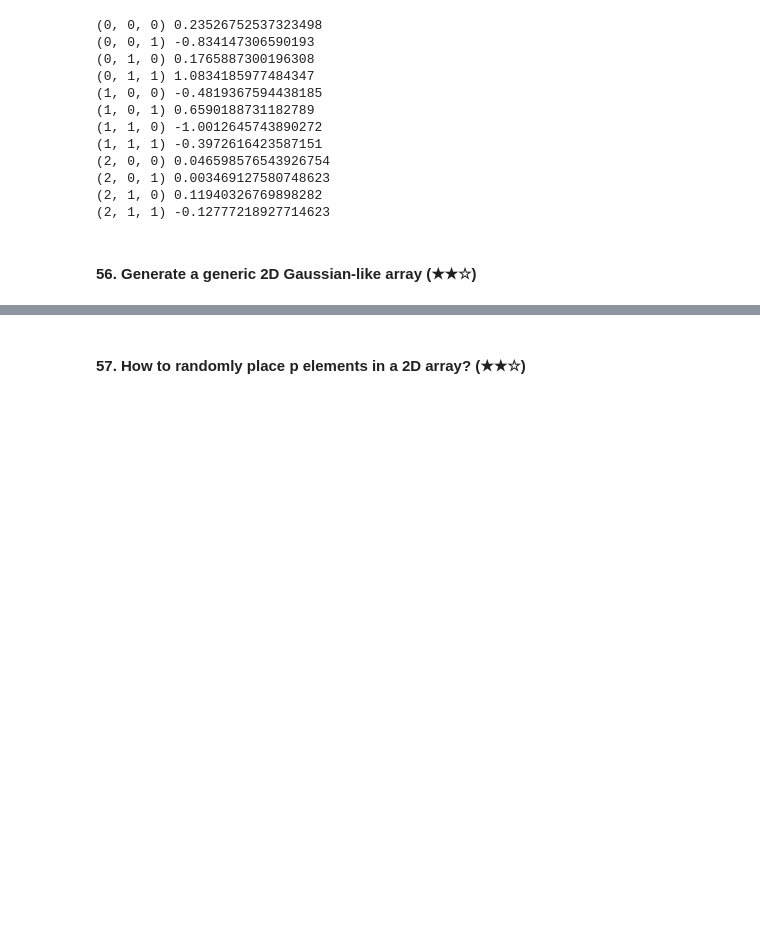
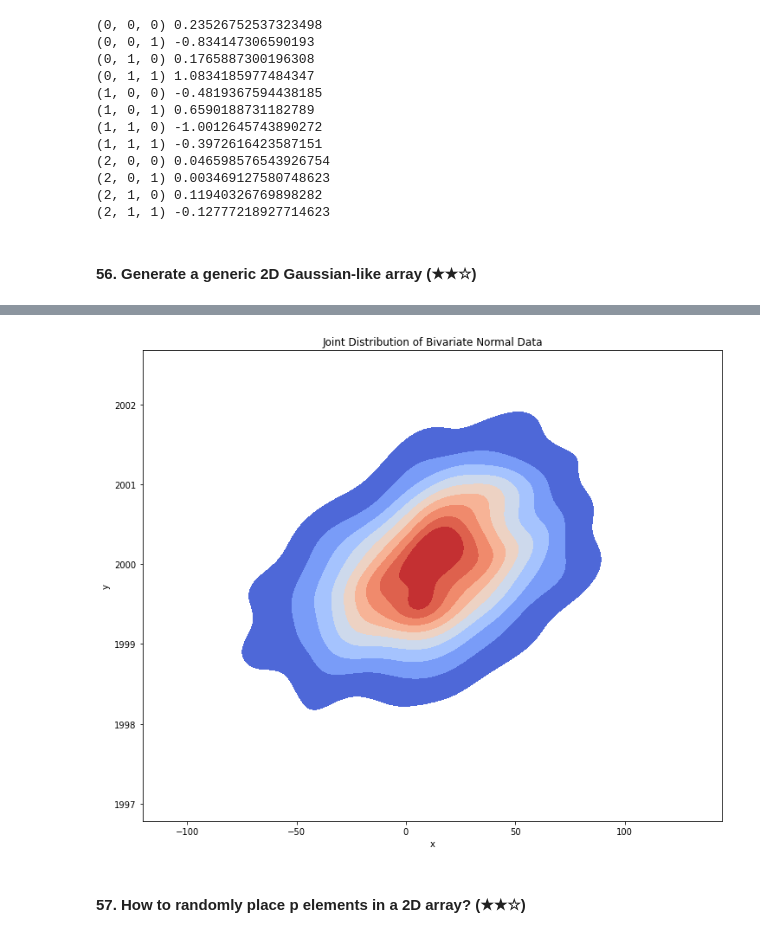
Before and after one commit to yangwu1227/python-for-machine-learning, a Jupyter notebook: ml_utility_tools/100_numpy_exercises.ipynb, the cells around one changed output, grey strips where cells are left out. Cells and saved outputs as stored; diff of their text form; code cells hidden in the pictures; blank space fills up the shorter version.

```diff
--- a/ml_utility_tools/100_numpy_exercises.ipynb
+++ b/ml_utility_tools/100_numpy_exercises.ipynb
@@ -1909,0 +2003,9 @@ for index, value in np.ndenumerate(array):
+# %%
+means = np.array([12, 2000])
+# The main diagonal of the covariance matrix is the variance of each variable
+# The off-diagonal elements are the covariance between the two variables
+cov = np.array([[1000, 10], [10, 0.5]])
+
+# Generate two-dimensional data
+normal_2d = np.random.multivariate_normal(means, cov, size=1000)
+normal_2d
@@ -1910,2 +2020,11 @@ for index, value in np.ndenumerate(array):
+# %%
+fig, ax = plt.subplots(figsize=(12, 10))
+sns.kdeplot(x=normal_2d[:, 0], y=normal_2d[:, 1], fill=True, cmap='coolwarm', ax=ax)
+plt.title('Joint Distribution of Bivariate Normal Data')
+plt.xlabel('x')
+plt.ylabel('y')
+plt.show();
+# %% [output]
+[figure, added]
 # %% [markdown]
 #### 57. How to randomly place p elements in a 2D array? (★★☆)
```
Also changed, not shown: parts of 70 cells of this notebook.
